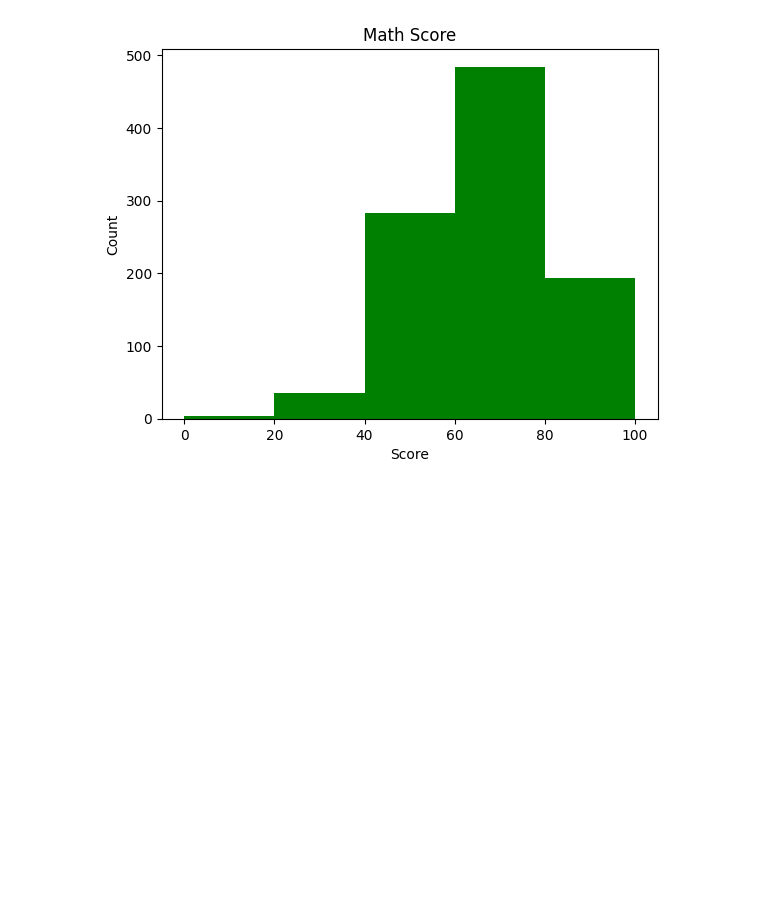
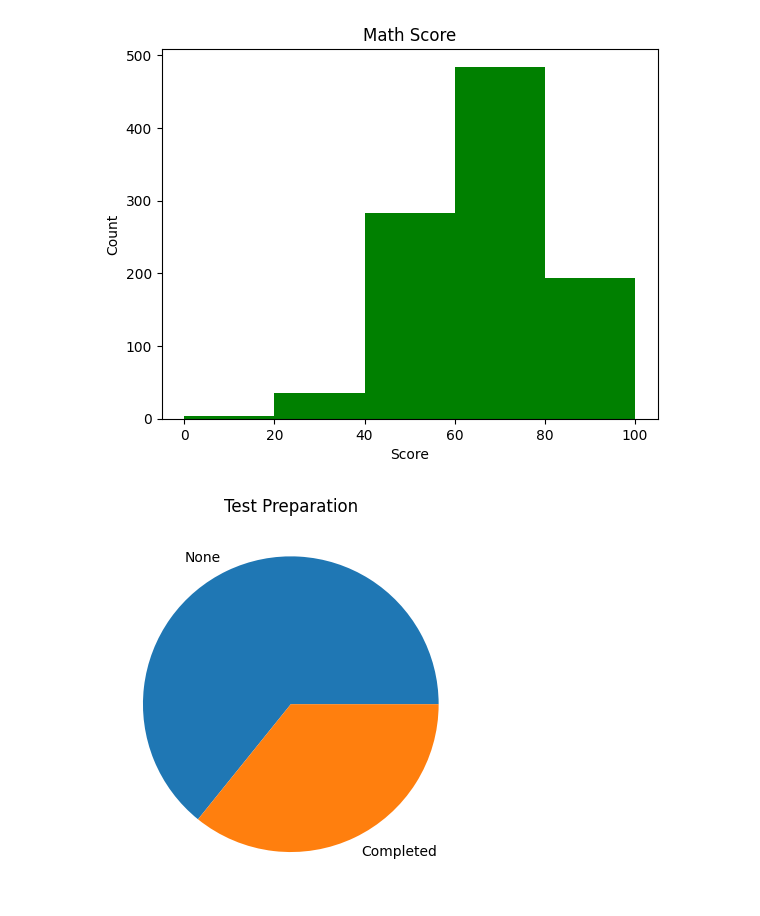
Before and after one commit to Nakib-Nasrullah/Research-Skill, a Jupyter notebook: 6_Matplotlib_and_Seaborn.ipynb, the cells around one changed output. Saved outputs shown, nothing was run; the diff lists cells and outputs as text; code cells hidden in the pictures; blank space fills up the shorter version.

```diff
--- a/6_Matplotlib_and_Seaborn.ipynb
+++ b/6_Matplotlib_and_Seaborn.ipynb
@@ -246,3 +246,12 @@ plt.title('Math Score')
 plt.show()
 # %% [output]
 [figure]
+# %%
+# Test preparation
+test_prep = students['test preparation course'].value_counts()
+
+plt.pie(test_prep.values, labels=['None', 'Completed'])
+plt.title('Test Preparation')
+plt.show()
+# %% [output]
+[figure, added]
```
Also changed, not shown: parts of 1 cell of this notebook.
